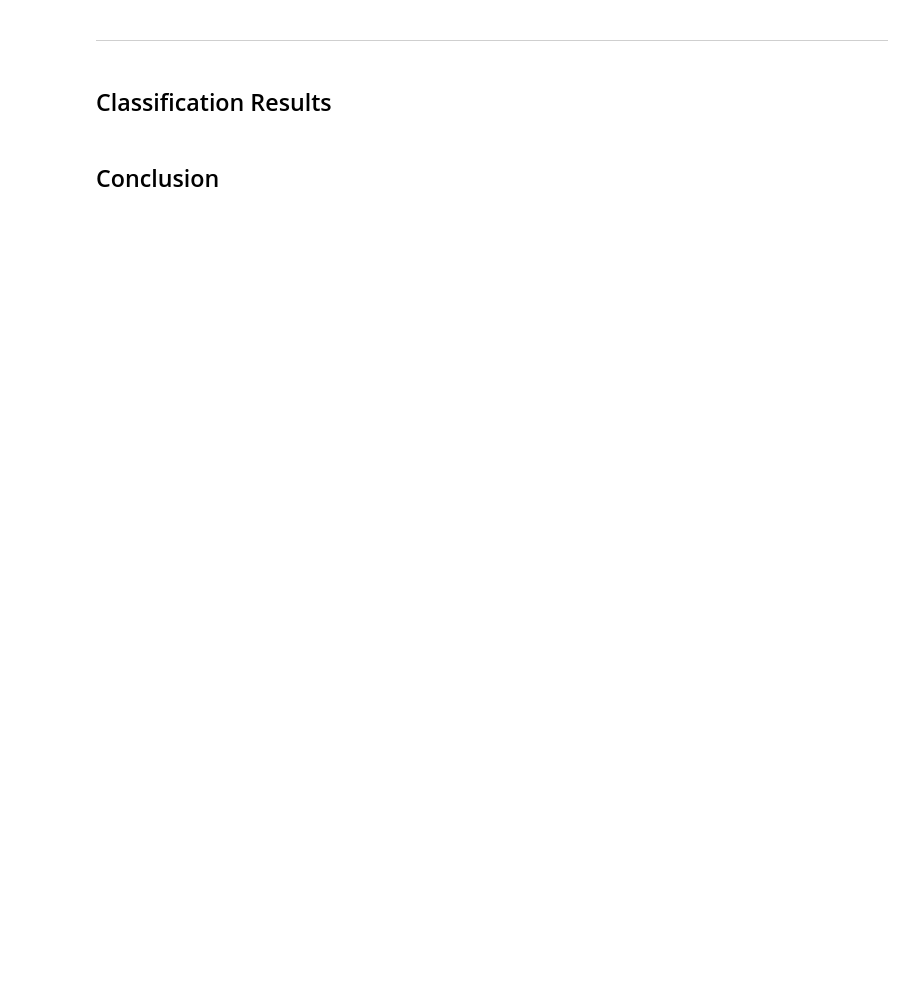
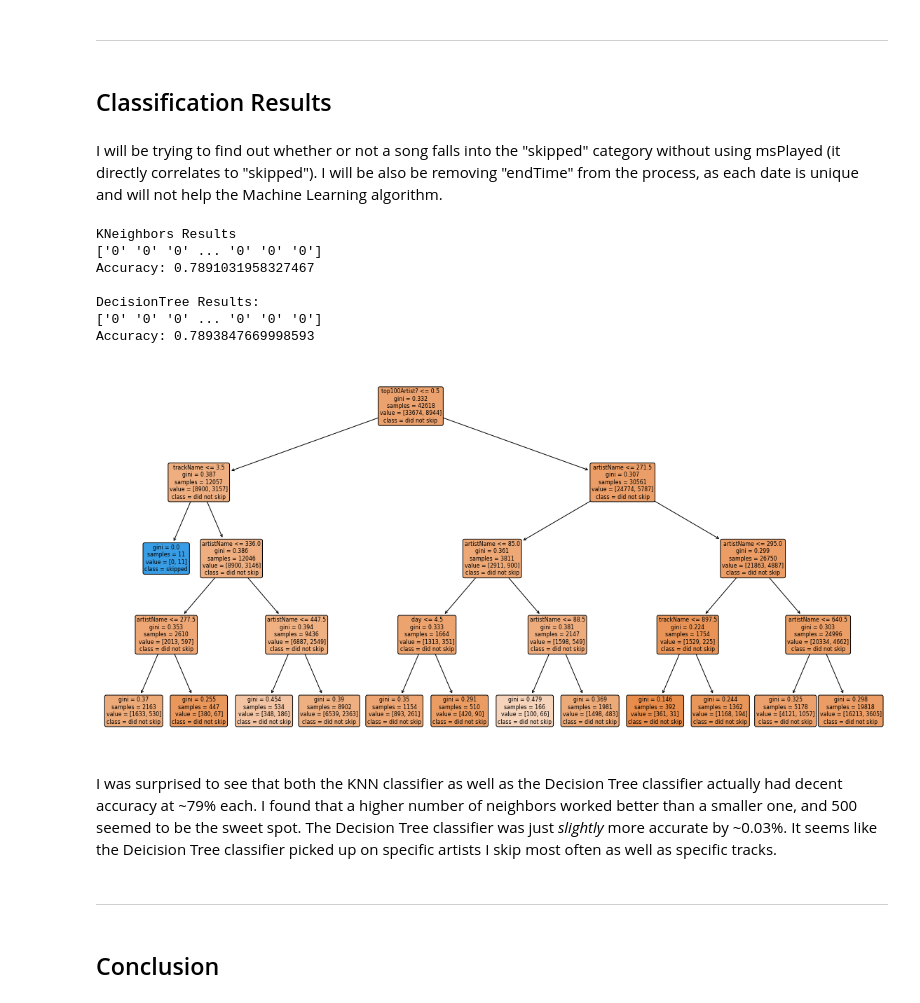
Before and after one commit to paytonburks/SpotifyDataPayton, a Jupyter notebook: TechnicalReport.ipynb, the cells around one changed output. Cells and saved outputs as stored; diff of their text form; code cells hidden in the pictures; blank space fills up the shorter version.

```diff
--- a/TechnicalReport.ipynb
+++ b/TechnicalReport.ipynb
@@ -117,17 +117,18 @@ totSongs = 0
 for item in timeListen:
     secListened = item/1000
     if secListened < 30:
-        skipped.append('y')
+        skipped.append('1')
         numSkips += 1
         totSongs += 1
     else:
-        skipped.append('n')
+        skipped.append('0')
         totSongs += 1
 
 #append data
 spot_df["skipped?"] = skipped
 
 print("Number of songs skipped:", numSkips)
+print("Number of songs listened to:", totSongs)
 print("Percent of songs skipped:", round((numSkips/totSongs),4)*100, '%')
 # %% [output]
 Number of songs skipped: 11940
@@ -178,8 +180,8 @@ for artist in artist_data:
             artistIsIn = True
             break
     if artistIsIn == True:
-        top100YorN.append('y')
+        top100YorN.append('1')
     else:
-        top100YorN.append('n')
+        top100YorN.append('0')
 #append
 spot_df["top100Artist?"] = top100YorN
@@ -331,5 +452,72 @@ My average listening time seemed to hober between 6-7 hours, but dropped dramati
 ---
 # %% [markdown]
 ## Classification Results
+# %% [markdown]
+I will be trying to find out whether or not a song falls into the "skipped" category without using msPlayed (it directly correlates to "skipped"). I will be also be removing "endTime" from the process, as each date is unique and will not help the Machine Learning algorithm.
+# %%
+#scale features
+from sklearn.preprocessing import MinMaxScaler
+from sklearn.model_selection import train_test_split
+from sklearn.tree import DecisionTreeClassifier
+from sklearn import tree
+
+#create sets
+y = spot_df['skipped?'].copy()
+X = spot_df.copy()
+del X['skipped?']
+del X['endTime']
+del X['msPlayed']
+
+#enumerate qualitative data
+from sklearn.preprocessing import LabelEncoder
+number = LabelEncoder()
+X['artistName'] = number.fit_transform(X['artistName'].astype('str'))
+X['trackName'] = number.fit_transform(X['trackName'].astype('str'))
+X['day'] = number.fit_transform(X['day'].astype('str'))
+
+#testing
+X_train, X_test, y_train, y_test = train_test_split(X, y, random_state=0, test_size=0.25)
+
+scaler = MinMaxScaler()
+scaler.fit(X_train)
+scaler.fit(X_test)
+
+from sklearn.neighbors import KNeighborsClassifier
+clf = KNeighborsClassifier(n_neighbors=500, metric="euclidean")
+clf.fit(X_train, y_train)
+
+y_predicted = clf.predict(X_test)
+print("KNeighbors Results")
+print(y_predicted)
+accuracy = clf.score(X_test, y_test)
+print("Accuracy:", accuracy)
+print()
+
+clf = DecisionTreeClassifier(random_state=0, max_depth=4)
+clf.fit(X_train, y_train)
+
+print("DecisionTree Results:")
+y_predicted = clf.predict(X_test)
+print(y_predicted)
+accuracy = clf.score(X_test, y_test)
+print("Accuracy:", accuracy)
+
+plt.figure(figsize=(20, 10))
+tree.plot_tree(clf, feature_names=X.columns, class_names={1: "skipped", 0: "did not skip"}, filled=True, rounded=True)
+plt.savefig("Figures/decision_tree.pdf")
+plt.show()
+# %% [output]
+KNeighbors Results
+['0' '0' '0' ... '0' '0' '0']
+Accuracy: 0.7891031958327467
+
+DecisionTree Results:
+['0' '0' '0' ... '0' '0' '0']
+Accuracy: 0.7893847669998593
+[figure, added]
+# %% [markdown]
+I was surprised to see that both the KNN classifier as well as the Decision Tree classifier actually had decent accuracy at ~79% each. I found that a higher number of neighbors worked better than a smaller one, and 500 seemed to be the sweet spot. The Decision Tree classifier was just *slightly* more accurate by ~0.03%. It seems like the Deicision Tree classifier picked up on specific artists I skip most often as well as specific tracks.
+# %% [markdown]
+---
 # %% [markdown]
 ## Conclusion
```
Also changed, not shown: parts of 19 cells of this notebook, 3 other files.
